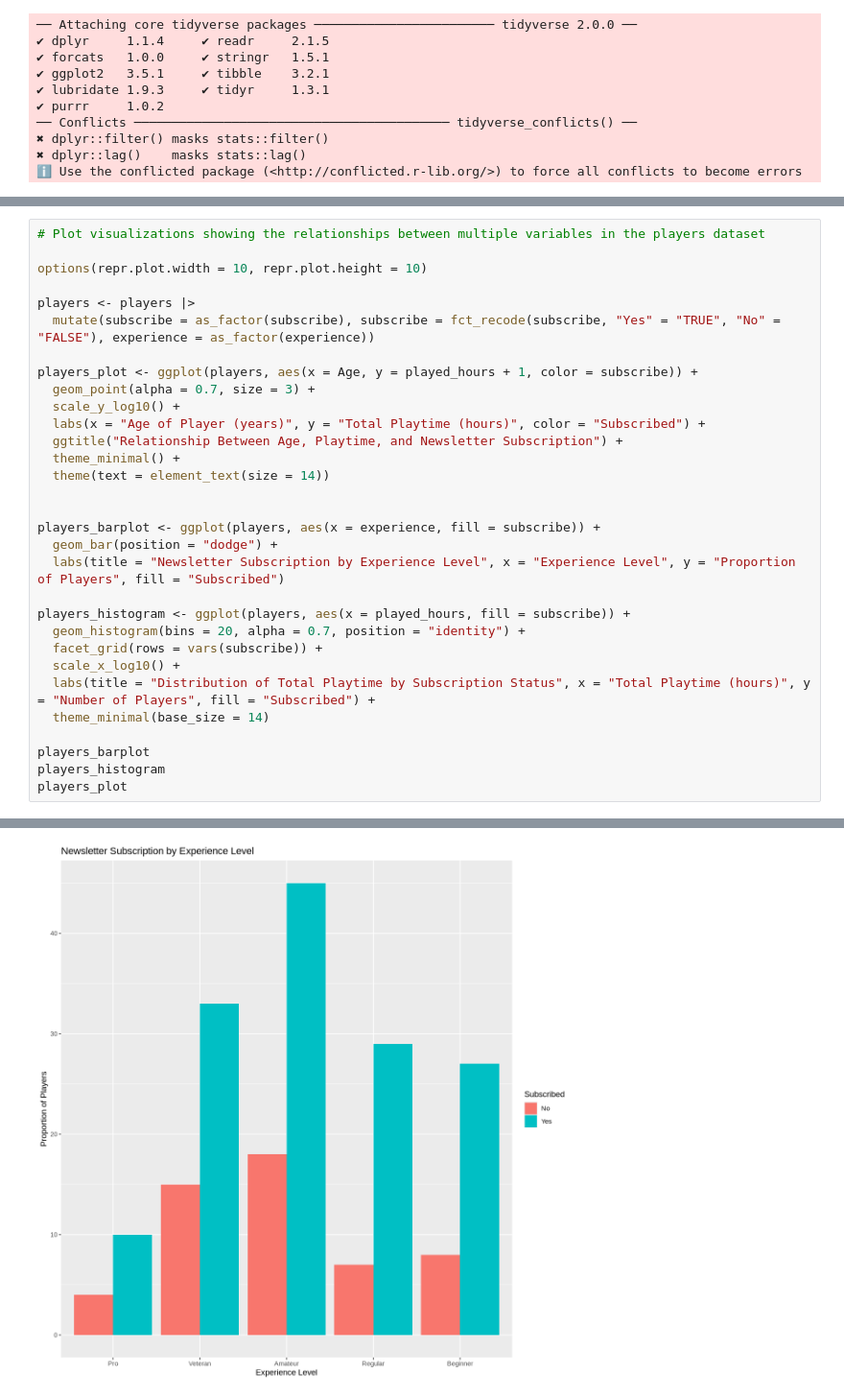
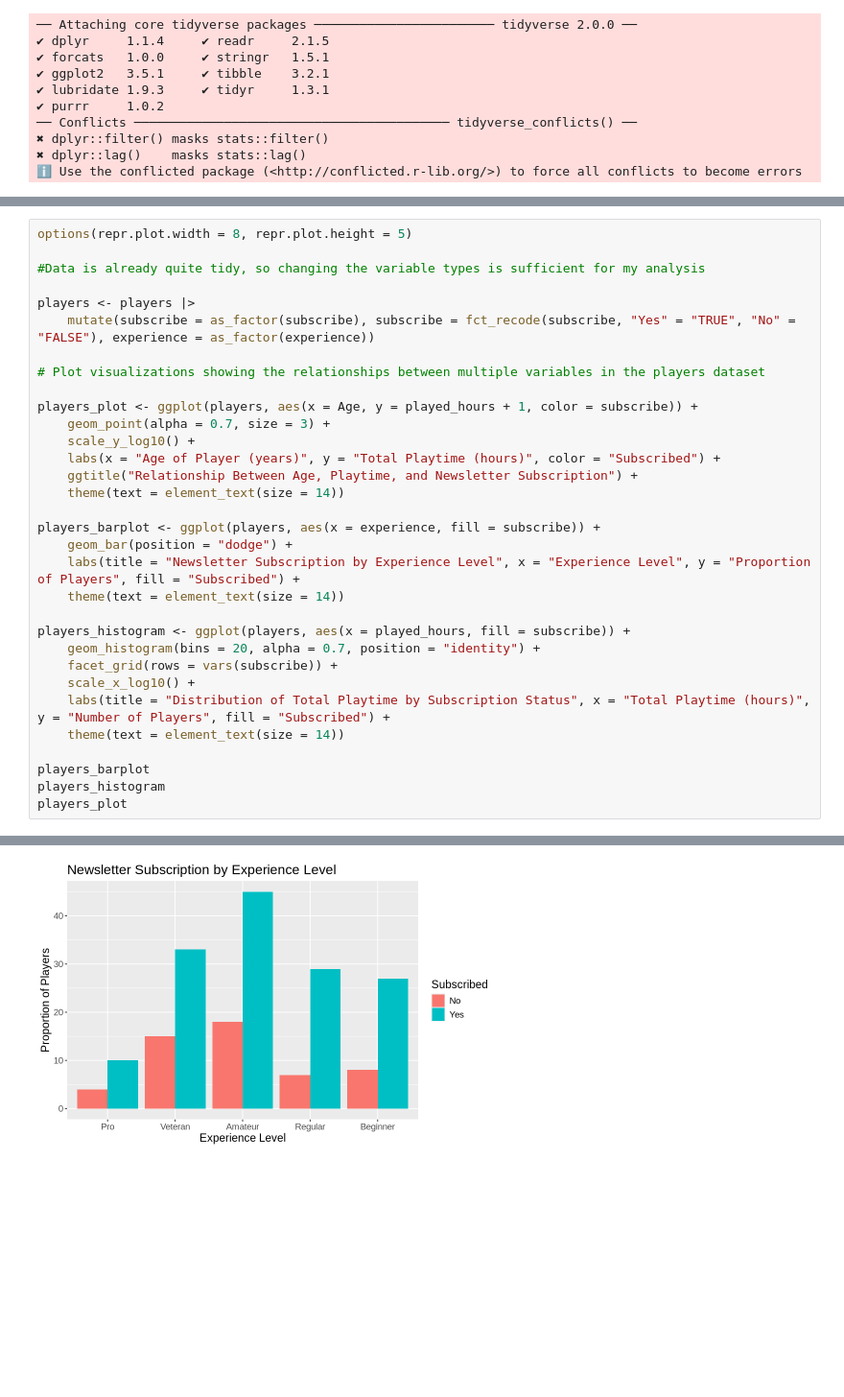
Before and after one commit to FunkyMonkey245/dsci_project_planning_individual, a Jupyter notebook: project_planning_final.ipynb, the cells around one changed output, grey strips where cells are left out. Shown at 96% size. Drawn from its saved outputs; the diff is of its cells as text; blank space fills up the shorter version.

Commit message:
Condensed wordcount, refined code and wording
Removed unneeded information, added clarity, changed visualization sizes.

```diff
--- a/project_planning_final.ipynb
+++ b/project_planning_final.ipynb
@@ -137,40 +162,41 @@ A tibble: 1 × 2
 # %%
+options(repr.plot.width = 8, repr.plot.height = 5)
+
+#Data is already quite tidy, so changing the variable types is sufficient for my analysis
+
+players <- players |>
+    mutate(subscribe = as_factor(subscribe), subscribe = fct_recode(subscribe, "Yes" = "TRUE", "No" = "FALSE"), experience = as_factor(experience))
+
 # Plot visualizations showing the relationships between multiple variables in the players dataset
 
-options(repr.plot.width = 10, repr.plot.height = 10)
-
-players <- players |>
-  mutate(subscribe = as_factor(subscribe), subscribe = fct_recode(subscribe, "Yes" = "TRUE", "No" = "FALSE"), experience = as_factor(experience))
-
 players_plot <- ggplot(players, aes(x = Age, y = played_hours + 1, color = subscribe)) +
-  geom_point(alpha = 0.7, size = 3) +
-  scale_y_log10() +
-  labs(x = "Age of Player (years)", y = "Total Playtime (hours)", color = "Subscribed") +
-  ggtitle("Relationship Between Age, Playtime, and Newsletter Subscription") +
-  theme_minimal() +
-  theme(text = element_text(size = 14))
-
+    geom_point(alpha = 0.7, size = 3) +
+    scale_y_log10() +
+    labs(x = "Age of Player (years)", y = "Total Playtime (hours)", color = "Subscribed") +
+    ggtitle("Relationship Between Age, Playtime, and Newsletter Subscription") +
+    theme(text = element_text(size = 14))
 
 players_barplot <- ggplot(players, aes(x = experience, fill = subscribe)) +
-  geom_bar(position = "dodge") +
-  labs(title = "Newsletter Subscription by Experience Level", x = "Experience Level", y = "Proportion of Players", fill = "Subscribed")
+    geom_bar(position = "dodge") +
+    labs(title = "Newsletter Subscription by Experience Level", x = "Experience Level", y = "Proportion of Players", fill = "Subscribed") +
+    theme(text = element_text(size = 14))
 
 players_histogram <- ggplot(players, aes(x = played_hours, fill = subscribe)) +
-  geom_histogram(bins = 20, alpha = 0.7, position = "identity") +
-  facet_grid(rows = vars(subscribe)) +
-  scale_x_log10() +
-  labs(title = "Distribution of Total Playtime by Subscription Status", x = "Total Playtime (hours)", y = "Number of Players", fill = "Subscribed") +
-  theme_minimal(base_size = 14)
+    geom_histogram(bins = 20, alpha = 0.7, position = "identity") +
+    facet_grid(rows = vars(subscribe)) +
+    scale_x_log10() +
+    labs(title = "Distribution of Total Playtime by Subscription Status", x = "Total Playtime (hours)", y = "Number of Players", fill = "Subscribed") +
+    theme(text = element_text(size = 14))
 
 players_barplot
 players_histogram
 players_plot
 # %% [output]
 Warning message in scale_x_log10():
 “log-10 transformation introduced infinite values.”
 Warning message:
 “Removed 85 rows containing non-finite outside the scale range (`stat_bin()`).”
-[figure, old version]
+[figure, new version]
 Warning message:
 “Removed 2 rows containing missing values or values outside the scale range
 (`geom_point()`).”
```
Also changed, not shown: parts of 10 cells of this notebook.
